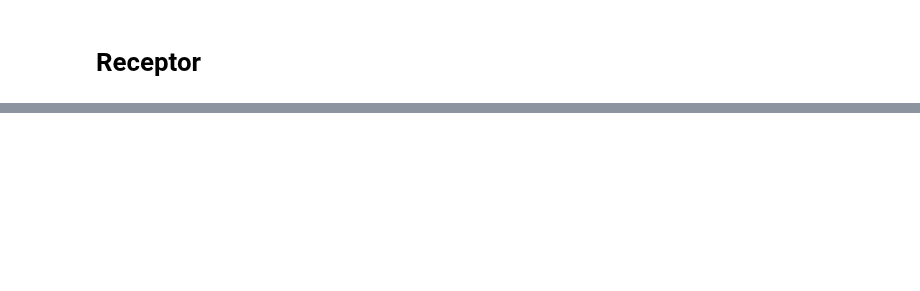
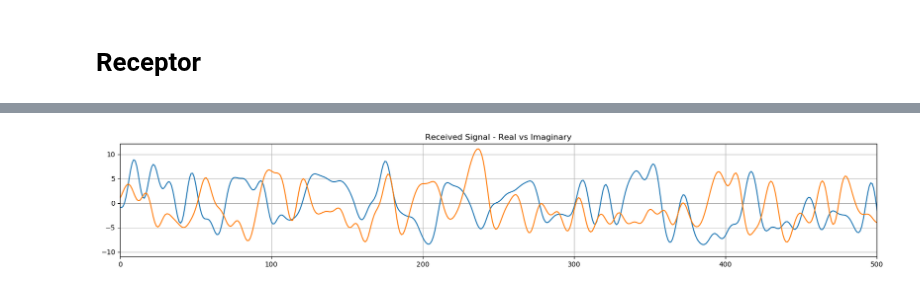
Before and after one commit to sofia-am/QPSK-8PSK-Simulation, a Jupyter notebook: notebook/QPSKmodem.ipynb, the cells around one changed output, grey strips where cells are left out. Saved outputs shown, nothing was run; the diff lists cells and outputs as text; code cells hidden in the pictures; blank space fills up the shorter version.

```diff
--- a/notebook/QPSKmodem.ipynb
+++ b/notebook/QPSKmodem.ipynb
@@ -211,0 +212,15 @@ plt.show()
+# %%
+q_filtered_r = np.convolve(demodulated_q, filter_response)
+q_filtered_r = q_filtered_r[delay:]
+i_filtered_r = np.convolve(demodulated_i, filter_response)
+i_filtered_r = i_filtered_r[delay:]
+t = np.arange(len(i_filtered_r))
+
+plt.figure(figsize=(20, 3))
+plt.plot(t, i_filtered_r, q_filtered_r)
+plt.xlim(0, 500)
+plt.title("Received Signal - Real vs Imaginary")
+plt.grid(True)
+plt.show()
+# %% [output]
+[figure, added]
```
Also changed, not shown: parts of 9 cells of this notebook.
